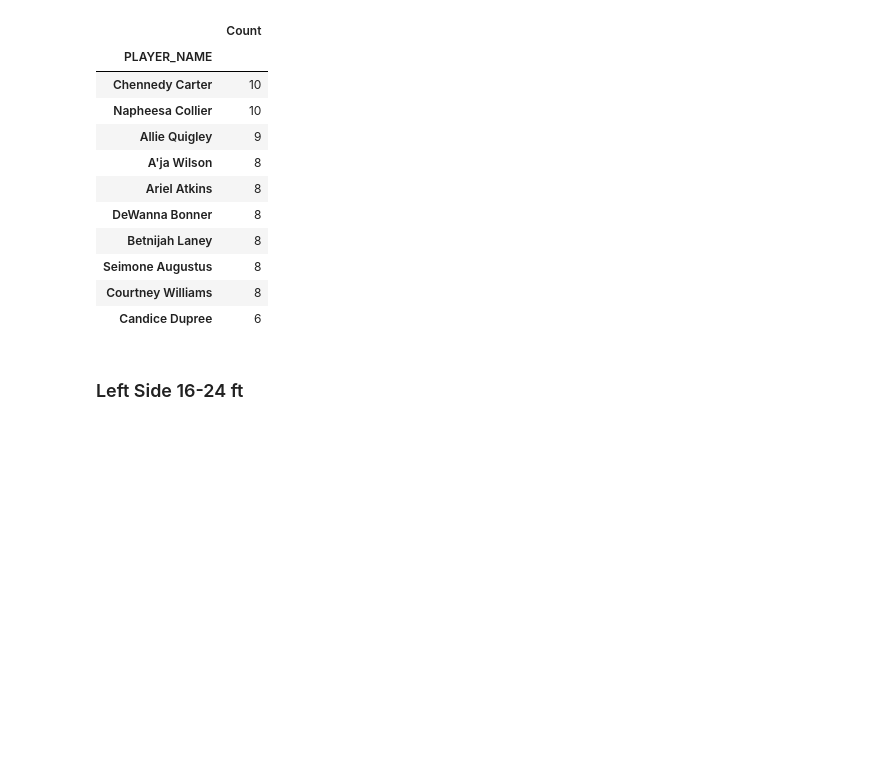
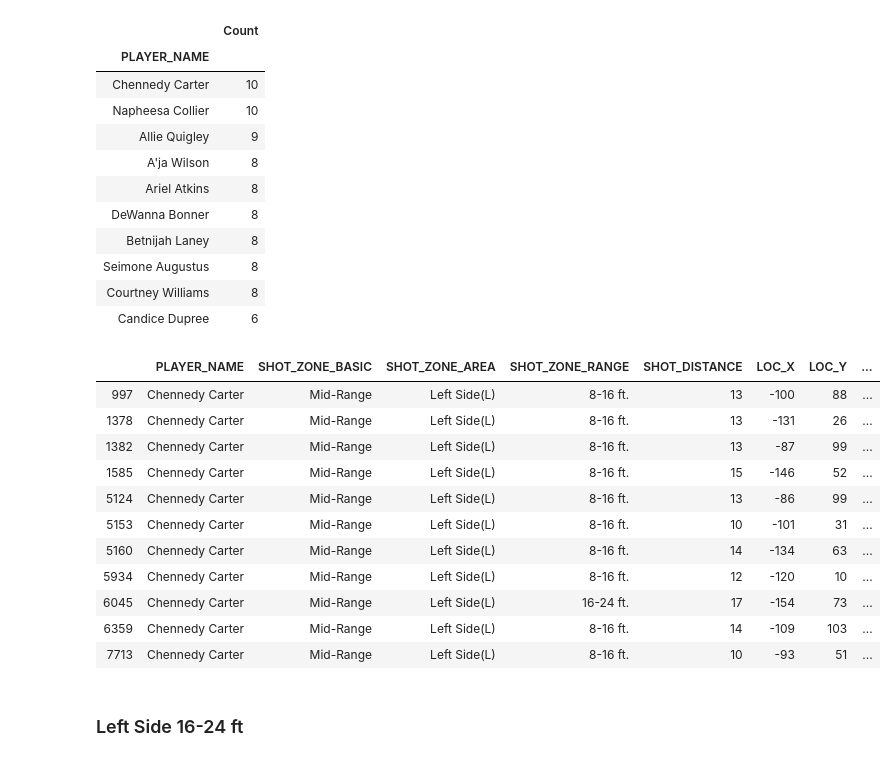
Before and after one commit to stewart-lacy/WNBA, a Jupyter notebook: WNBA_Shooting_2020.ipynb, the cells around one changed output. Cells and saved outputs as stored; diff of their text form; code cells hidden in the pictures; blank space fills up the shorter version.

```diff
--- a/WNBA_Shooting_2020.ipynb
+++ b/WNBA_Shooting_2020.ipynb
@@ -207,6 +272,22 @@ Mid_Range_LS_8to16.loc[Mid_Range_LS_8to16['SHOT_ZONE_RANGE']=='8-16 ft.'].groupb
 | Seimone Augustus | 8 |
 | Courtney Williams | 8 |
 | Candice Dupree | 6 |
+# %%
+Chennedy_Carter_made=Mid_Range_LS_8to16.loc[Mid_Range_LS_8to16['PLAYER_NAME'] =='Chennedy Carter']
+Chennedy_Carter_made
+# %% [output]
+|  | PLAYER_NAME | SHOT_ZONE_BASIC | SHOT_ZONE_AREA | SHOT_ZONE_RANGE | SHOT_DISTANCE | LOC_X | LOC_Y | ... |
+| 997 | Chennedy Carter | Mid-Range | Left Side(L) | 8-16 ft. | 13 | -100 | 88 | ... |
+| 1378 | Chennedy Carter | Mid-Range | Left Side(L) | 8-16 ft. | 13 | -131 | 26 | ... |
+| 1382 | Chennedy Carter | Mid-Range | Left Side(L) | 8-16 ft. | 13 | -87 | 99 | ... |
+| 1585 | Chennedy Carter | Mid-Range | Left Side(L) | 8-16 ft. | 15 | -146 | 52 | ... |
+| 5124 | Chennedy Carter | Mid-Range | Left Side(L) | 8-16 ft. | 13 | -86 | 99 | ... |
+| 5153 | Chennedy Carter | Mid-Range | Left Side(L) | 8-16 ft. | 10 | -101 | 31 | ... |
+| 5160 | Chennedy Carter | Mid-Range | Left Side(L) | 8-16 ft. | 14 | -134 | 63 | ... |
+| 5934 | Chennedy Carter | Mid-Range | Left Side(L) | 8-16 ft. | 12 | -120 | 10 | ... |
+| 6045 | Chennedy Carter | Mid-Range | Left Side(L) | 16-24 ft. | 17 | -154 | 73 | ... |
+| 6359 | Chennedy Carter | Mid-Range | Left Side(L) | 8-16 ft. | 14 | -109 | 103 | ... |
+| 7713 | Chennedy Carter | Mid-Range | Left Side(L) | 8-16 ft. | 10 | -93 | 51 | ... |
 # %% [markdown]
 ### Left Side 16-24 ft
 # %%
```
Also changed, not shown: parts of 13 cells of this notebook, 1 other file.
